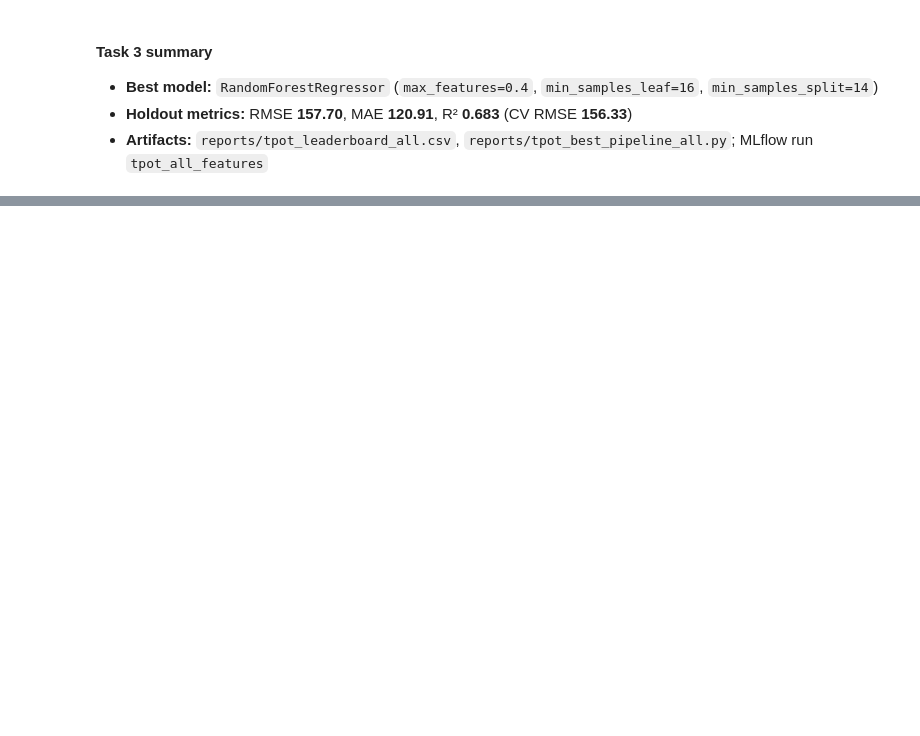
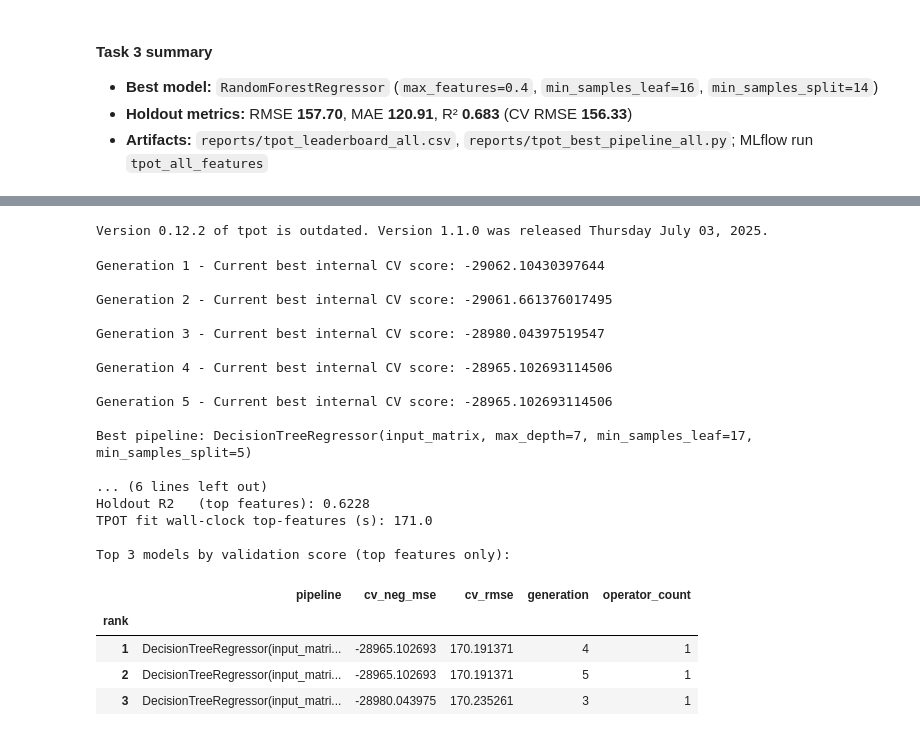
Before and after one commit to collin-k/mlops_assign3, a Jupyter notebook: notebooks/tpot_automl.ipynb, the cells around one changed output, grey strips where cells are left out. Saved outputs shown, nothing was run; the diff lists cells and outputs as text; code cells hidden in the pictures; blank space fills up the shorter version.

```diff
--- a/notebooks/tpot_automl.ipynb
+++ b/notebooks/tpot_automl.ipynb
@@ -308,0 +393,60 @@ Primary validation metric (holdout RMSE): 157.6968
+# %%
+tpot_top = TPOTRegressor(
+    generations=config.TPOT_GENERATIONS,
+    population_size=config.TPOT_POPULATION_SIZE,
+    cv=config.TPOT_CV,
+    scoring="neg_mean_squared_error",
+    max_time_mins=config.TPOT_MAX_TIME_MINS,
+    random_state=config.SEED,
+    verbosity=2,
+    n_jobs=config.TPOT_N_JOBS,
+)
+
+fit_start_top = time.perf_counter()
+tpot_top.fit(X_train_top, y_train_top)
+fit_seconds_top = time.perf_counter() - fit_start_top
+
+y_pred_top = tpot_top.predict(X_test_top)
+rmse_top = float(np.sqrt(mean_squared_error(y_test_top, y_pred_top)))
+mae_top = float(mean_absolute_error(y_test_top, y_pred_top))
+r2_top = float(r2_score(y_test_top, y_pred_top))
+
+leaderboard_top = tpot_leaderboard(tpot_top)
+leaderboard_top_path = config.REPORTS_DIR / "tpot_leaderboard_top.csv"
+leaderboard_top.to_csv(leaderboard_top_path)
+
+pipeline_export_top = config.REPORTS_DIR / "tpot_best_pipeline_top.py"
+tpot_top.export(str(pipeline_export_top))
+
+print(f"\nBest top-features pipeline:\n{tpot_top.fitted_pipeline_}")
+print(f"Holdout RMSE (top features): {rmse_top:.4f}")
+print(f"Holdout MAE  (top features): {mae_top:.4f}")
+print(f"Holdout R2   (top features): {r2_top:.4f}")
+print(f"TPOT fit wall-clock top-features (s): {fit_seconds_top:.1f}")
+print("\nTop 3 models by validation score (top features only):")
+top3_top_score = leaderboard_top.head(3).copy()
+display(top3_top_score)
+# %% [output]
+Version 0.12.2 of tpot is outdated. Version 1.1.0 was released Thursday July 03, 2025.
+Generation 1 - Current best internal CV score: -29062.10430397644
+
+Generation 2 - Current best internal CV score: -29061.661376017495
+
+Generation 3 - Current best internal CV score: -28980.04397519547
+
+Generation 4 - Current best internal CV score: -28965.102693114506
+
+Generation 5 - Current best internal CV score: -28965.102693114506
+
+Best pipeline: DecisionTreeRegressor(input_matrix, max_depth=7, min_samples_leaf=17, min_samples_split=5)
+
+... (6 lines left out)
+Holdout R2   (top features): 0.6228
+TPOT fit wall-clock top-features (s): 171.0
+
+Top 3 models by validation score (top features only):
+|  | pipeline | cv_neg_mse | cv_rmse | generation | operator_count |
+| rank |  |  |  |  |  |
+| 1 | DecisionTreeRegressor(input_matri... | -28965.102693 | 170.191371 | 4 | 1 |
+| 2 | DecisionTreeRegressor(input_matri... | -28965.102693 | 170.191371 | 5 | 1 |
+| 3 | DecisionTreeRegressor(input_matri... | -28980.043975 | 170.235261 | 3 | 1 |
```
Also changed, not shown: parts of 16 cells of this notebook, 1 other file.
